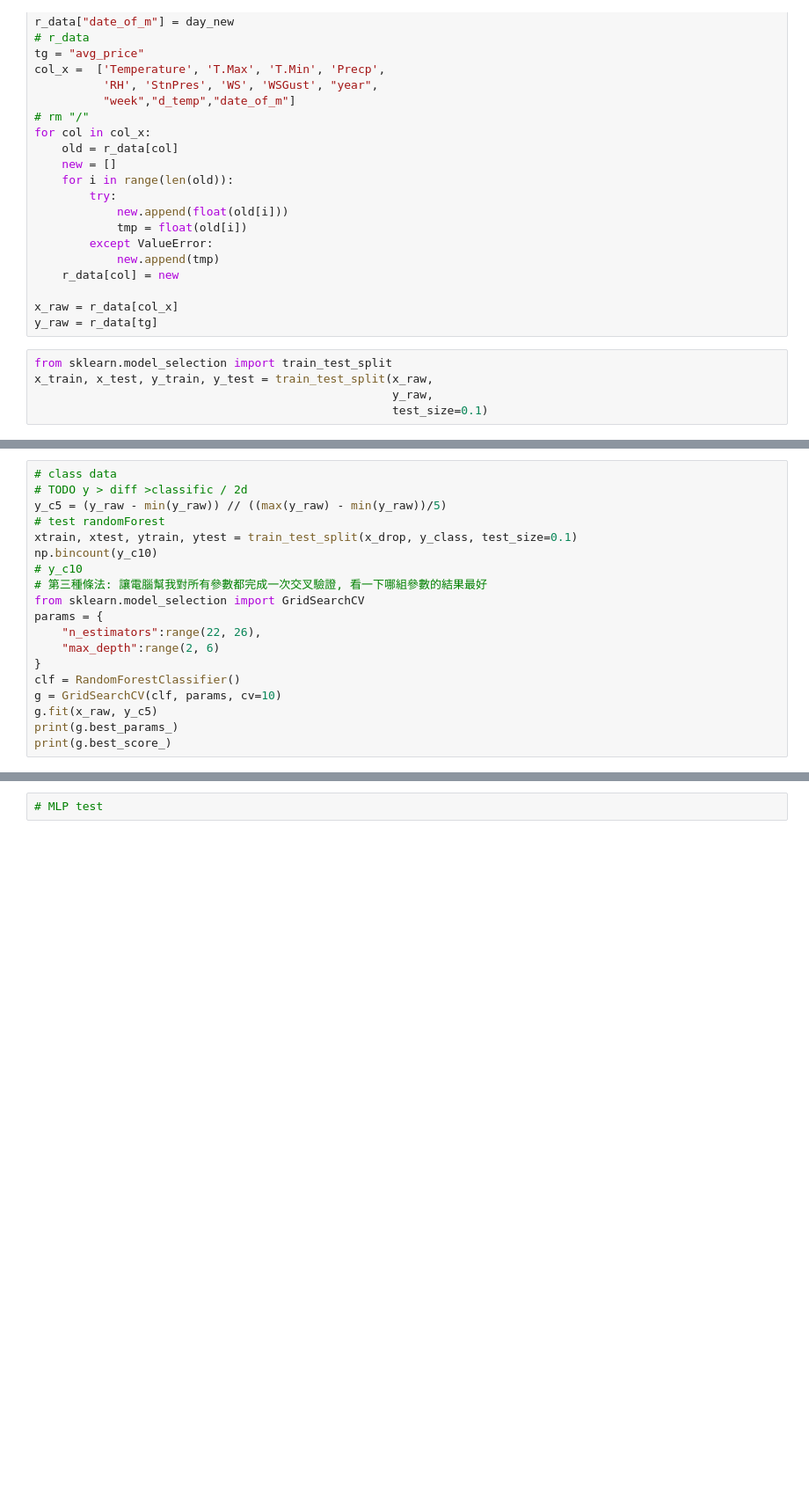
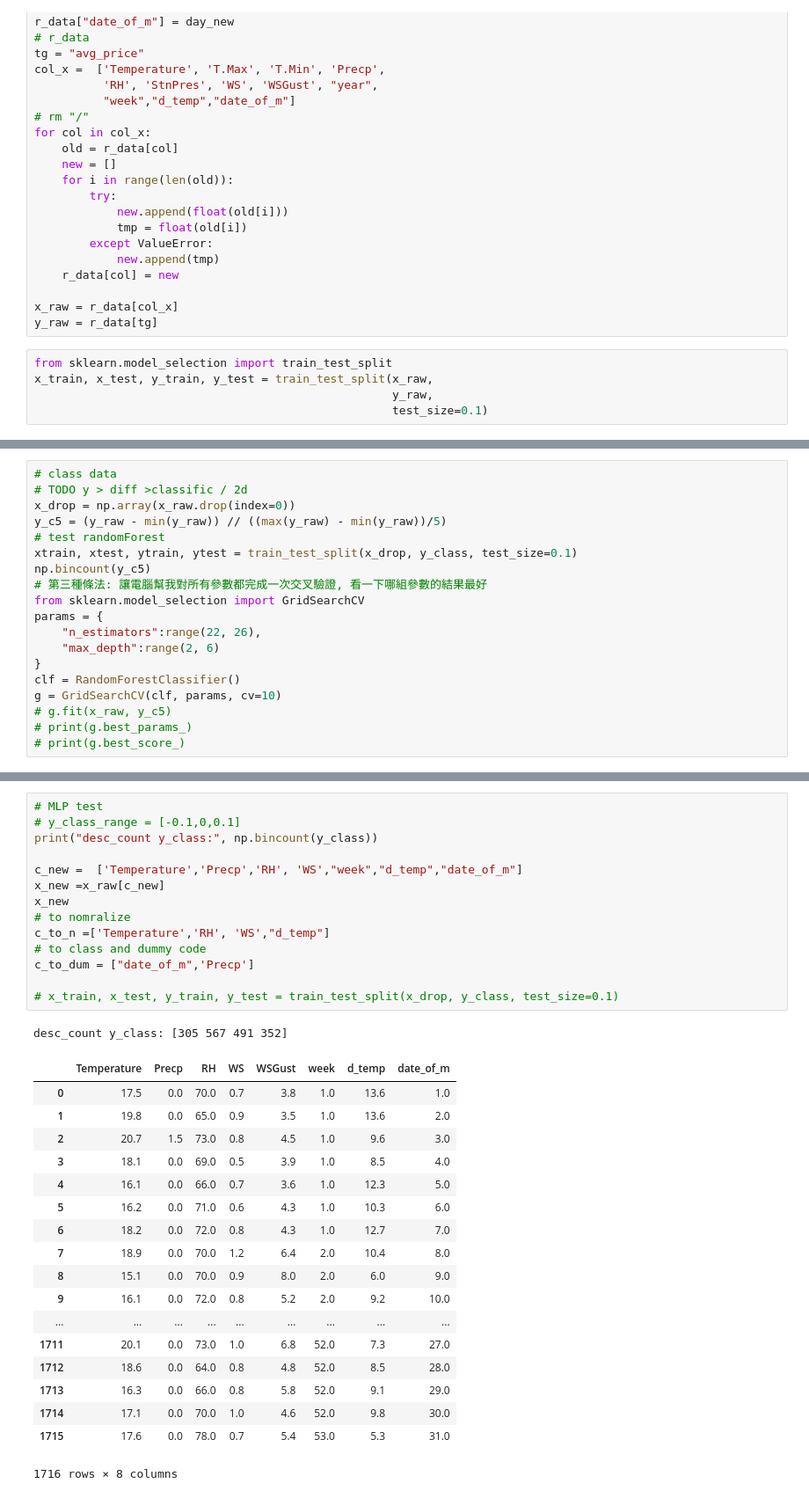
Before and after one commit to dogppatrick/python, a Jupyter notebook: cb105g4/stats_weather_price/Test_stats_ML.ipynb, the cells around one changed output, grey strips where cells are left out. Shown: that part at 88% size. Drawn from its saved outputs; the diff is of its cells as text; blank space fills up the shorter version.

Commit message:
MLP_test_p1

```diff
--- a/cb105g4/stats_weather_price/Test_stats_ML.ipynb
+++ b/cb105g4/stats_weather_price/Test_stats_ML.ipynb
@@ -116,11 +148,11 @@ Name: avg_price, Length: 1716, dtype: float64
 # %%
 # class data
 # TODO y > diff >classific / 2d
+x_drop = np.array(x_raw.drop(index=0))
 y_c5 = (y_raw - min(y_raw)) // ((max(y_raw) - min(y_raw))/5)
 # test randomForest
 xtrain, xtest, ytrain, ytest = train_test_split(x_drop, y_class, test_size=0.1)
-np.bincount(y_c10)
-# y_c10
+np.bincount(y_c5)
 # 第三種條法: 讓電腦幫我對所有參數都完成一次交叉驗證, 看一下哪組參數的結果最好
 from sklearn.model_selection import GridSearchCV
 params = {
@@ -129,7 +161,7 @@ params = {
 }
 clf = RandomForestClassifier()
 g = GridSearchCV(clf, params, cv=10)
-g.fit(x_raw, y_c5)
-print(g.best_params_)
-print(g.best_score_)
+# g.fit(x_raw, y_c5)
+# print(g.best_params_)
+# print(g.best_score_)
 # %% [output]
@@ -184,2 +170,34 @@ print(g.best_score_)
-# %%
-# MLP test
+# %%
+# MLP test
+# y_class_range = [-0.1,0,0.1]
+print("desc_count y_class:", np.bincount(y_class))
+
+c_new =  ['Temperature','Precp','RH', 'WS',"week","d_temp","date_of_m"]
+x_new =x_raw[c_new]
+x_new
+# to nomralize
+c_to_n =['Temperature','RH', 'WS',"d_temp"]
+# to class and dummy code
+c_to_dum = ["date_of_m",'Precp']
+
+# x_train, x_test, y_train, y_test = train_test_split(x_drop, y_class, test_size=0.1)
+# %% [output]
+desc_count y_class: [305 567 491 352]
+|  | Temperature | Precp | RH | WS | WSGust | week | d_temp | date_of_m |
+| 0 | 17.5 | 0.0 | 70.0 | 0.7 | 3.8 | 1.0 | 13.6 | 1.0 |
+| 1 | 19.8 | 0.0 | 65.0 | 0.9 | 3.5 | 1.0 | 13.6 | 2.0 |
+| 2 | 20.7 | 1.5 | 73.0 | 0.8 | 4.5 | 1.0 | 9.6 | 3.0 |
+| 3 | 18.1 | 0.0 | 69.0 | 0.5 | 3.9 | 1.0 | 8.5 | 4.0 |
+| 4 | 16.1 | 0.0 | 66.0 | 0.7 | 3.6 | 1.0 | 12.3 | 5.0 |
+| 5 | 16.2 | 0.0 | 71.0 | 0.6 | 4.3 | 1.0 | 10.3 | 6.0 |
+| 6 | 18.2 | 0.0 | 72.0 | 0.8 | 4.3 | 1.0 | 12.7 | 7.0 |
+| 7 | 18.9 | 0.0 | 70.0 | 1.2 | 6.4 | 2.0 | 10.4 | 8.0 |
+| 8 | 15.1 | 0.0 | 70.0 | 0.9 | 8.0 | 2.0 | 6.0 | 9.0 |
+| 9 | 16.1 | 0.0 | 72.0 | 0.8 | 5.2 | 2.0 | 9.2 | 10.0 |
+| ... | ... | ... | ... | ... | ... | ... | ... | ... |
+| 1711 | 20.1 | 0.0 | 73.0 | 1.0 | 6.8 | 52.0 | 7.3 | 27.0 |
+| 1712 | 18.6 | 0.0 | 64.0 | 0.8 | 4.8 | 52.0 | 8.5 | 28.0 |
+| 1713 | 16.3 | 0.0 | 66.0 | 0.8 | 5.8 | 52.0 | 9.1 | 29.0 |
+| 1714 | 17.1 | 0.0 | 70.0 | 1.0 | 4.6 | 52.0 | 9.8 | 30.0 |
+| 1715 | 17.6 | 0.0 | 78.0 | 0.7 | 5.4 | 53.0 | 5.3 | 31.0 |
+1716 rows × 8 columns
```
Also changed, not shown: parts of 6 cells of this notebook, 3 other files.
